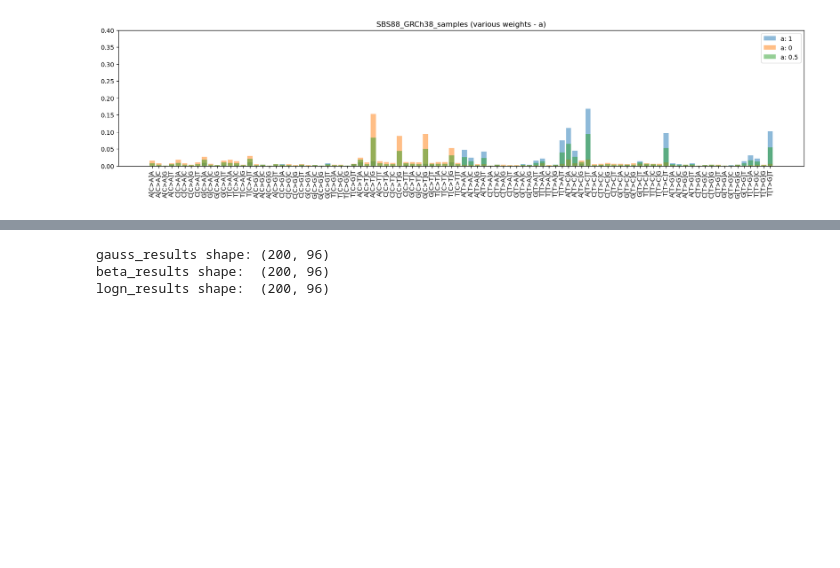
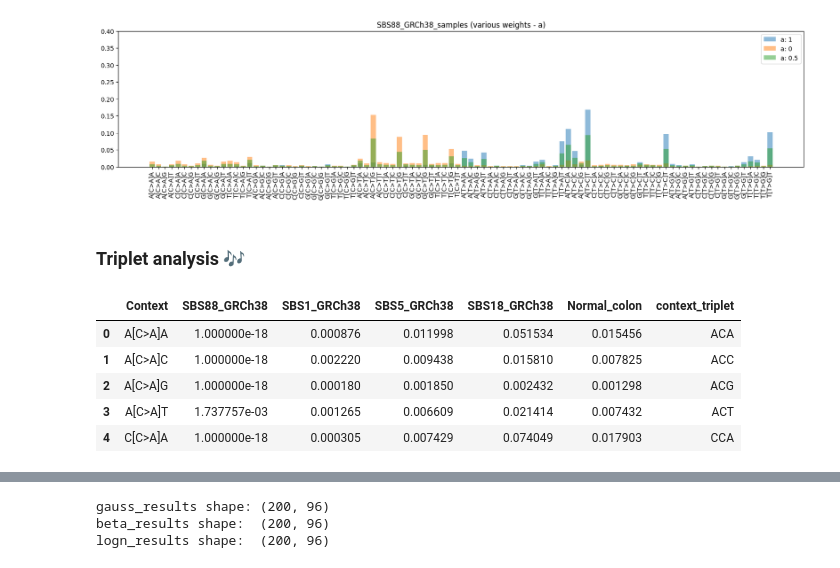
Before and after one commit to fredwdickinson/rscam-g6, a Jupyter notebook: Mutations_simulation.ipynb, the cells around one changed output, grey strips where cells are left out. Saved outputs shown, nothing was run; the diff lists cells and outputs as text; code cells hidden in the pictures; blank space fills up the shorter version.

```diff
--- a/Mutations_simulation.ipynb
+++ b/Mutations_simulation.ipynb
@@ -147,3 +147,19 @@ vis_data([test_1, test_2, test_3], final_df["Context"], [f"a: {a_1}", f"a: {a_2}
           f"SBS88_GRCh38_samples (various weights - a)", 0.5)
 # %% [output]
 [figure]
+# %% [markdown]
+### Triplet analysis 🎶
+# %%
+def extract_triplet(a):
+    return a[0]+a[2]+a[-1]
+
+triplets_df = final_df.copy()
+triplets_df["context_triplet"] = triplets_df["Context"].map(extract_triplet)
+triplets_df.head()
+# %% [output]
+|  | Context | SBS88_GRCh38 | SBS1_GRCh38 | SBS5_GRCh38 | SBS18_GRCh38 | Normal_colon | context_triplet |
+| 0 | A[C>A]A | 1.000000e-18 | 0.000876 | 0.011998 | 0.051534 | 0.015456 | ACA |
+| 1 | A[C>A]C | 1.000000e-18 | 0.002220 | 0.009438 | 0.015810 | 0.007825 | ACC |
+| 2 | A[C>A]G | 1.000000e-18 | 0.000180 | 0.001850 | 0.002432 | 0.001298 | ACG |
+| 3 | A[C>A]T | 1.737757e-03 | 0.001265 | 0.006609 | 0.021414 | 0.007432 | ACT |
+| 4 | C[C>A]A | 1.000000e-18 | 0.000305 | 0.007429 | 0.074049 | 0.017903 | CCA |
```
Also changed, not shown: parts of 8 cells of this notebook.
